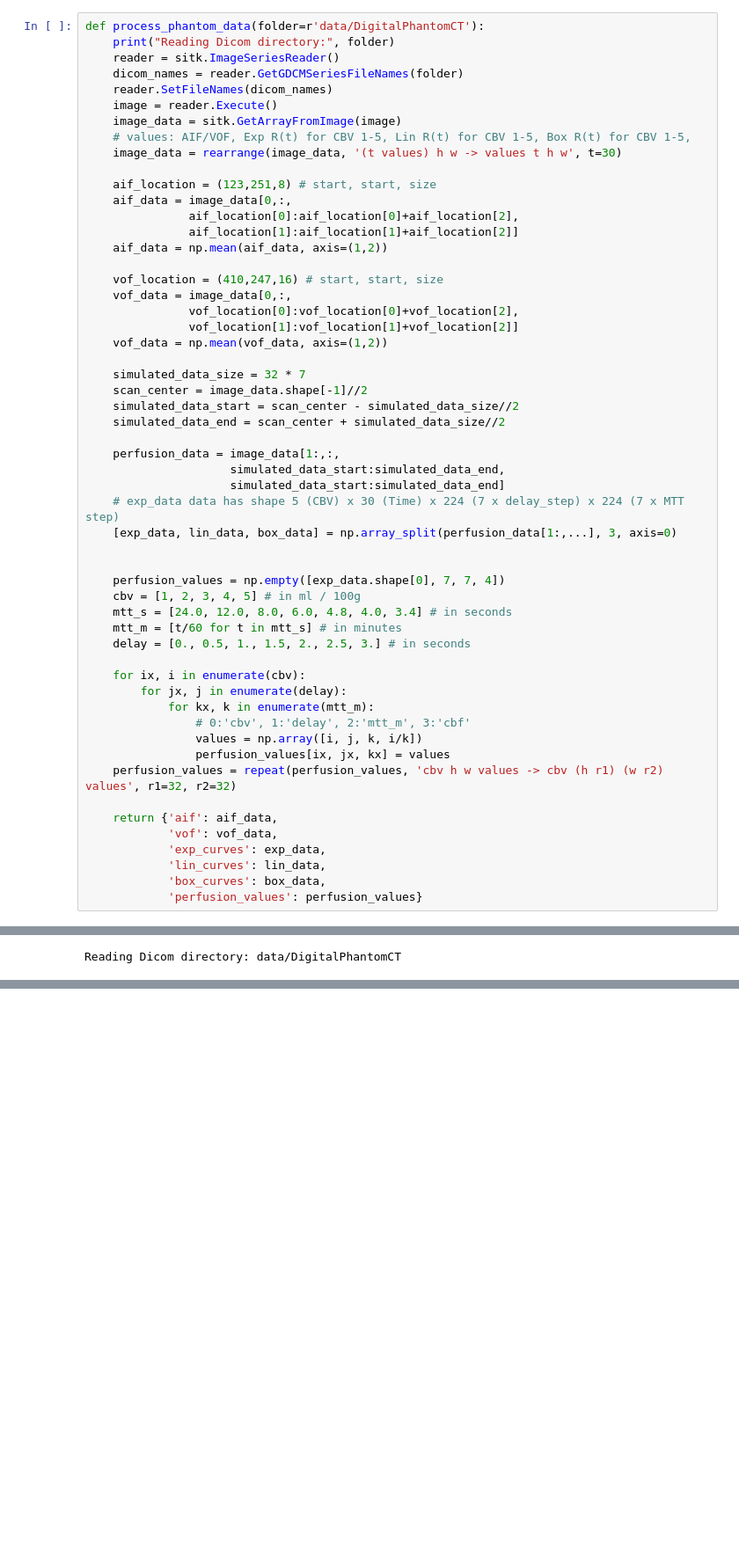
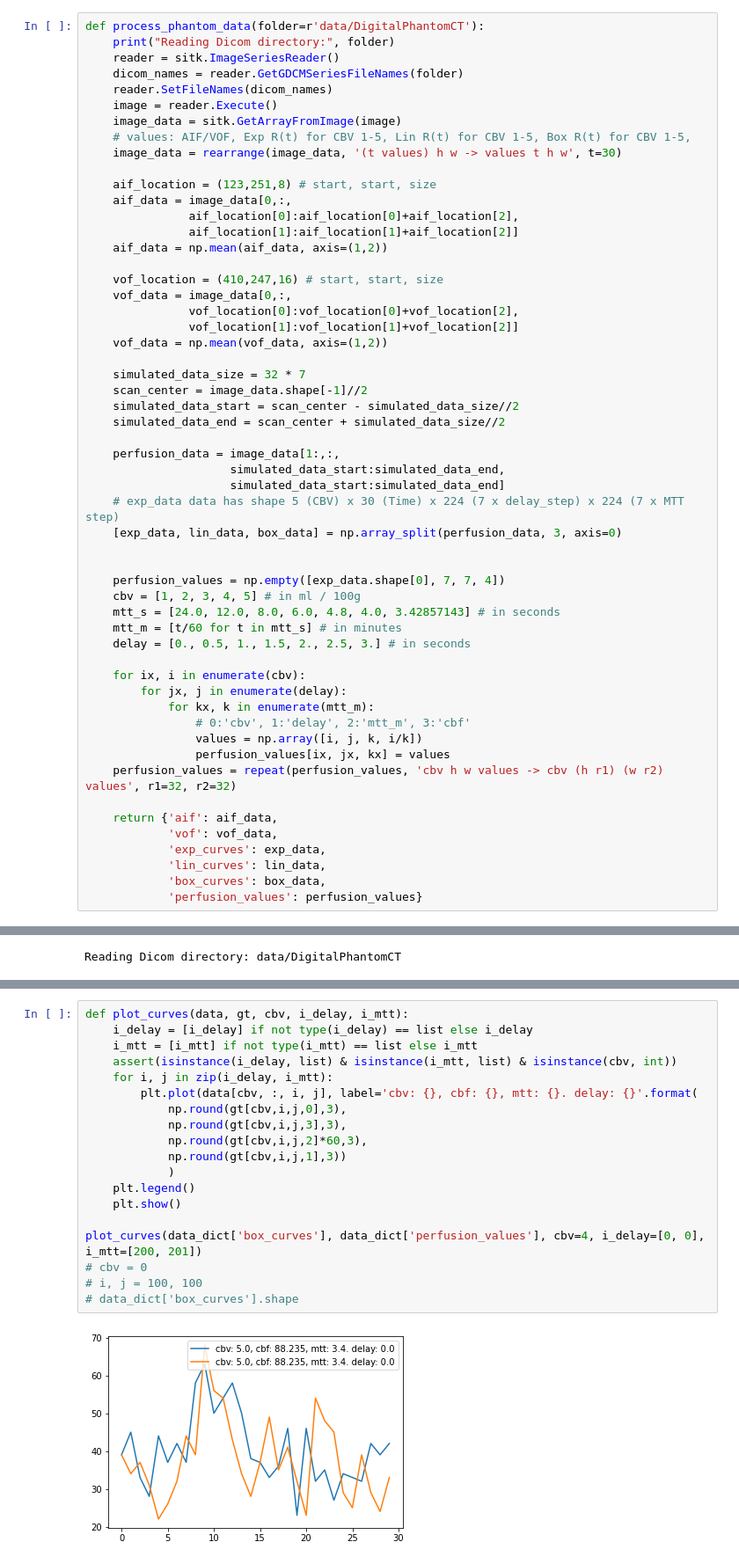
Before and after one commit to lucasdevries/ppinn, a Jupyter notebook: load_dcm_phantom.ipynb, the cells around one changed output, grey strips where cells are left out. Shown at 88% size. Drawn from its saved outputs; the diff is of its cells as text; blank space fills up the shorter version.

Commit message:
updated phantom data processing, correct cbf

```diff
--- a/load_dcm_phantom.ipynb
+++ b/load_dcm_phantom.ipynb
@@ -35,12 +35,12 @@ def process_phantom_data(folder=r'data/DigitalPhantomCT'):
                      simulated_data_start:simulated_data_end,
                      simulated_data_start:simulated_data_end]
     # exp_data data has shape 5 (CBV) x 30 (Time) x 224 (7 x delay_step) x 224 (7 x MTT step)
-    [exp_data, lin_data, box_data] = np.array_split(perfusion_data[1:,...], 3, axis=0)
+    [exp_data, lin_data, box_data] = np.array_split(perfusion_data, 3, axis=0)
 
 
     perfusion_values = np.empty([exp_data.shape[0], 7, 7, 4])
     cbv = [1, 2, 3, 4, 5] # in ml / 100g
-    mtt_s = [24.0, 12.0, 8.0, 6.0, 4.8, 4.0, 3.4] # in seconds
+    mtt_s = [24.0, 12.0, 8.0, 6.0, 4.8, 4.0, 3.42857143] # in seconds
     mtt_m = [t/60 for t in mtt_s] # in minutes
     delay = [0., 0.5, 1., 1.5, 2., 2.5, 3.] # in seconds
 
@@ -84,0 +91,21 @@ plt.show()
+# %%
+def plot_curves(data, gt, cbv, i_delay, i_mtt):
+    i_delay = [i_delay] if not type(i_delay) == list else i_delay
+    i_mtt = [i_mtt] if not type(i_mtt) == list else i_mtt
+    assert(isinstance(i_delay, list) & isinstance(i_mtt, list) & isinstance(cbv, int))
+    for i, j in zip(i_delay, i_mtt):
+        plt.plot(data[cbv, :, i, j], label='cbv: {}, cbf: {}, mtt: {}. delay: {}'.format(
+            np.round(gt[cbv,i,j,0],3),
+            np.round(gt[cbv,i,j,3],3),
+            np.round(gt[cbv,i,j,2]*60,3),
+            np.round(gt[cbv,i,j,1],3))
+            )
+    plt.legend()
+    plt.show()
+
+plot_curves(data_dict['box_curves'], data_dict['perfusion_values'], cbv=4, i_delay=[0, 0], i_mtt=[200, 201])
+# cbv = 0
+# i, j = 100, 100
+# data_dict['box_curves'].shape
+# %% [output]
+[figure, added]
```
Also changed, not shown: parts of 4 cells of this notebook.
